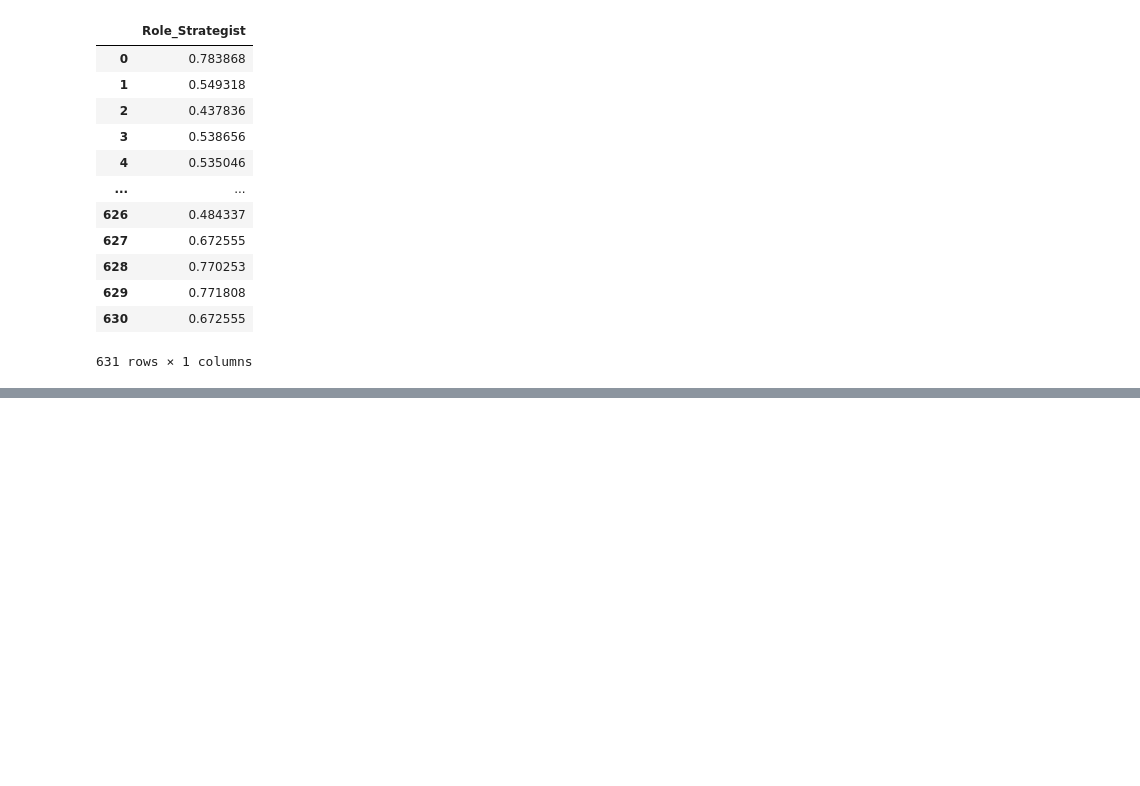
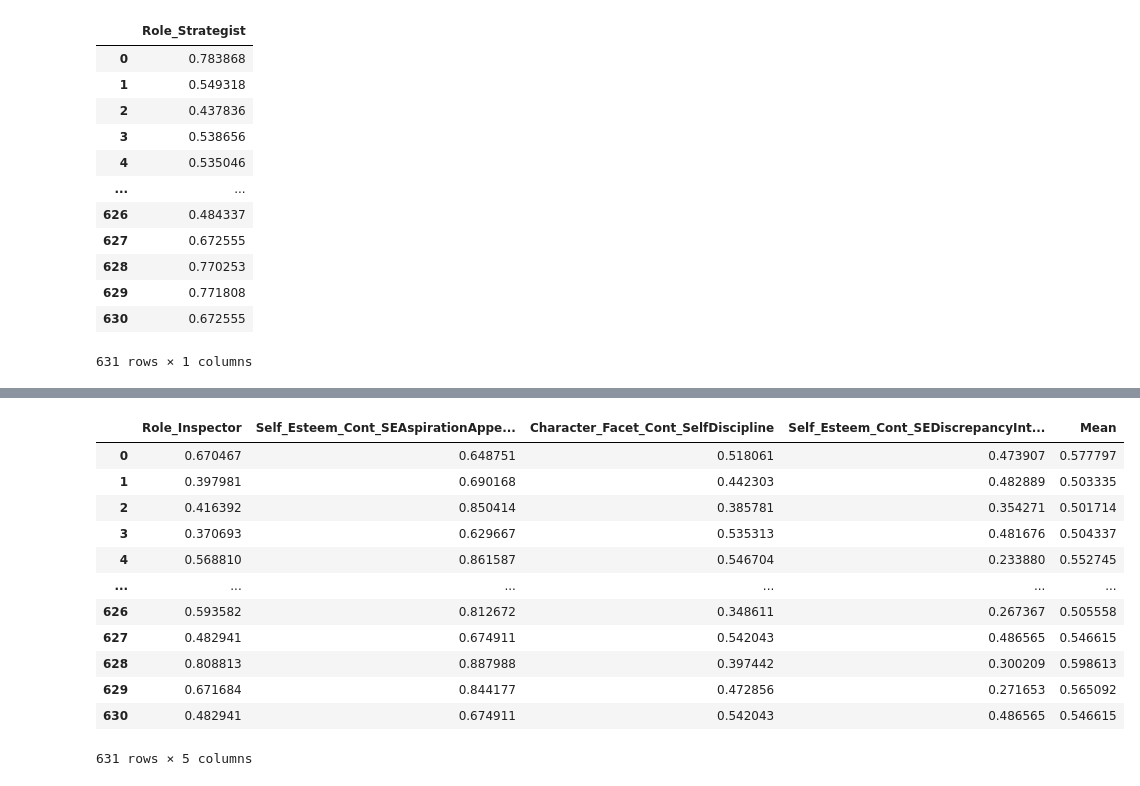
Before and after one commit to dindaslsbilla/coba, a Jupyter notebook: Untitled1.ipynb, the cells around one changed output, grey strips where cells are left out. Saved outputs shown, nothing was run; the diff lists cells and outputs as text; code cells hidden in the pictures; blank space fills up the shorter version.

Commit message:
add role inspector to csv

```diff
--- a/Untitled1.ipynb
+++ b/Untitled1.ipynb
@@ -1080,0 +1101,25 @@ maingames_rolestrategist.to_csv('maingames_rolestrategist.csv')
+# %%
+roleinspector_df=pd.read_csv('maingames_roleinspector.csv')
+roleinspector_df.mean(axis=0)
+roleinspector_df.drop(columns=roleinspector_df.columns[0],
+        axis=1,
+        inplace=True)
+roleinspector_df.to_csv('maingames_roleinspector.csv',index="False")
+mean_row=roleinspector_df.mean(axis=1)
+roleinspector_df['Mean']=mean_row
+roleinspector_df.to_csv('maingames_roleinspector.csv',index="False")
+roleinspector_df
+# %% [output]
+|  | Role_Inspector | Self_Esteem_Cont_SEAspirationAppe... | Character_Facet_Cont_SelfDiscipline | Self_Esteem_Cont_SEDiscrepancyInt... | Mean |
+| 0 | 0.670467 | 0.648751 | 0.518061 | 0.473907 | 0.577797 |
+| 1 | 0.397981 | 0.690168 | 0.442303 | 0.482889 | 0.503335 |
+| 2 | 0.416392 | 0.850414 | 0.385781 | 0.354271 | 0.501714 |
+| 3 | 0.370693 | 0.629667 | 0.535313 | 0.481676 | 0.504337 |
+| 4 | 0.568810 | 0.861587 | 0.546704 | 0.233880 | 0.552745 |
+| ... | ... | ... | ... | ... | ... |
+| 626 | 0.593582 | 0.812672 | 0.348611 | 0.267367 | 0.505558 |
+| 627 | 0.482941 | 0.674911 | 0.542043 | 0.486565 | 0.546615 |
+| 628 | 0.808813 | 0.887988 | 0.397442 | 0.300209 | 0.598613 |
+| 629 | 0.671684 | 0.844177 | 0.472856 | 0.271653 | 0.565092 |
+| 630 | 0.482941 | 0.674911 | 0.542043 | 0.486565 | 0.546615 |
+631 rows × 5 columns
```
Also changed, not shown: parts of 2 cells of this notebook, 1 other file.
